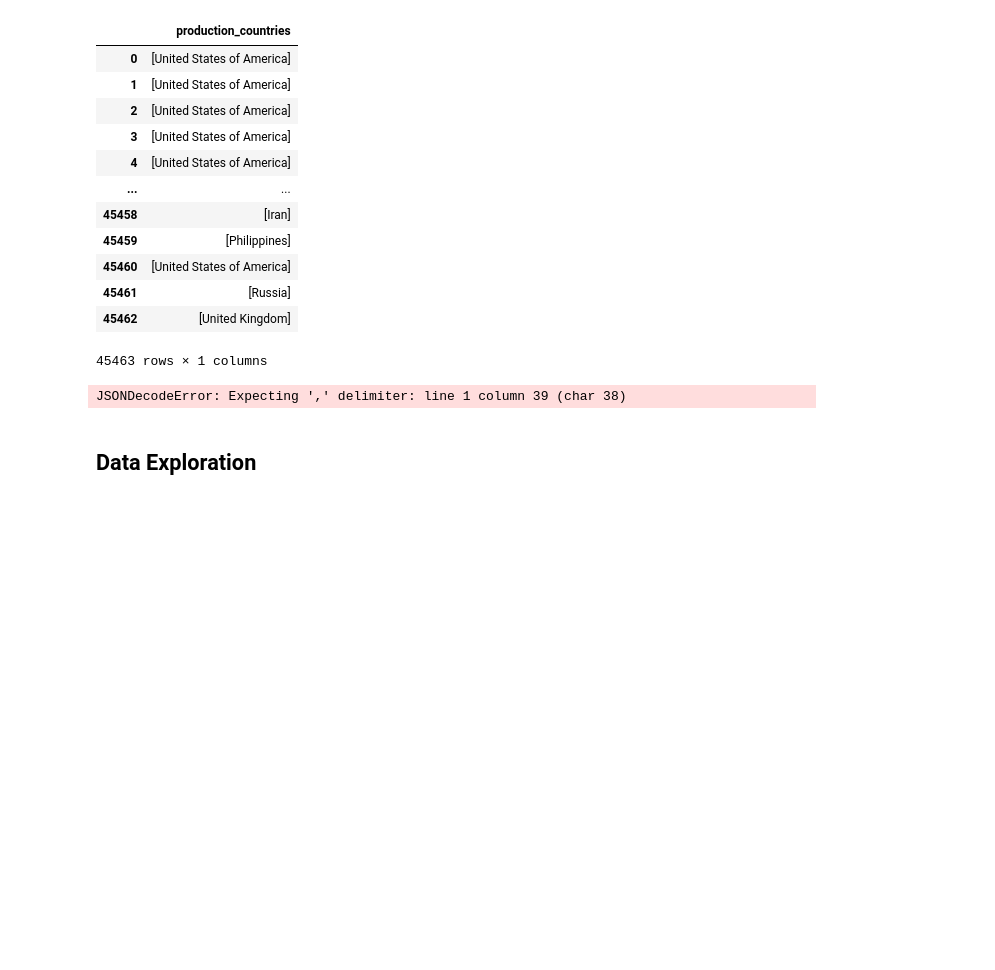
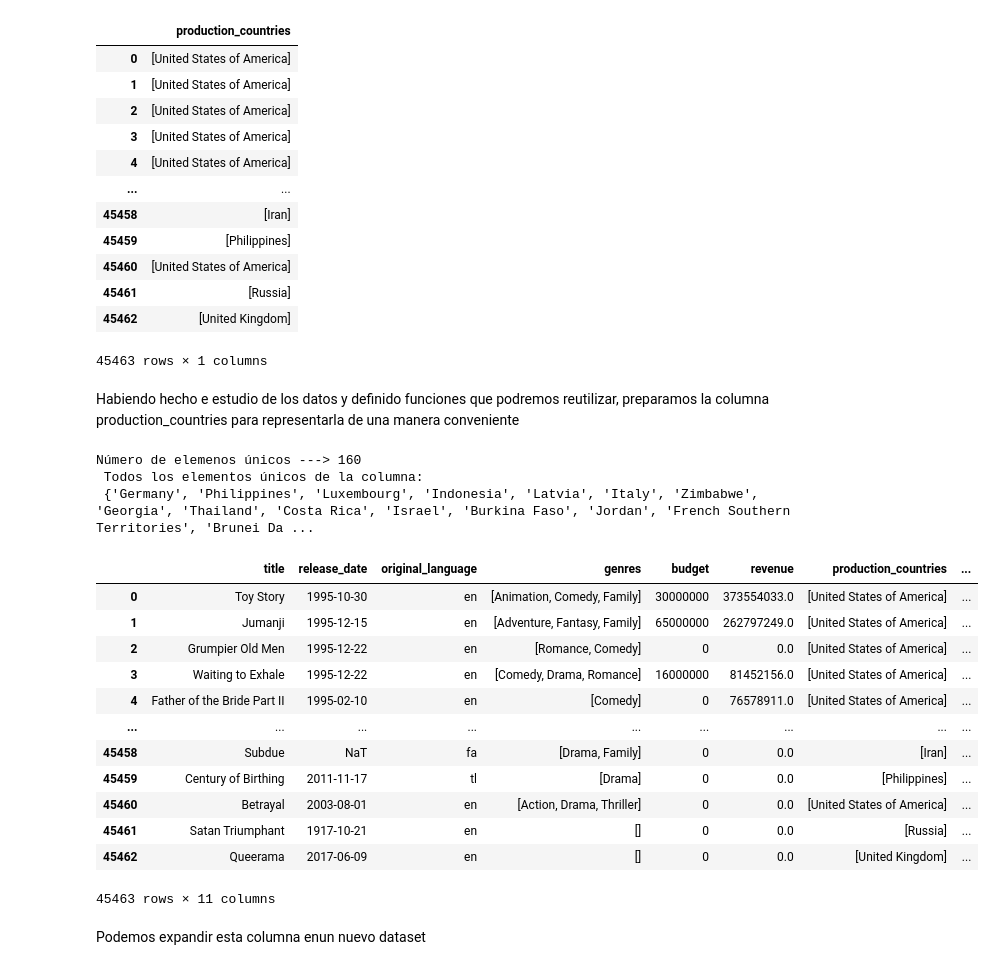
Before and after one commit to JaunIgciona/DataBootcamp_Nov2020, a Jupyter notebook: 4. Proyectos/EDA project/notebooks/data_cleaning.ipynb, the cells around one changed output. Saved outputs shown, nothing was run; the diff lists cells and outputs as text; code cells hidden in the pictures; blank space fills up the shorter version.

```diff
--- a/4. Proyectos/EDA project/notebooks/data_cleaning.ipynb
+++ b/4. Proyectos/EDA project/notebooks/data_cleaning.ipynb
@@ -355,4 +385,23 @@ def series_dict_to_series_list(serie, use_key, inplace=False):
+# %% [markdown]
+Habiendo hecho e estudio de los datos y definido funciones que podremos reutilizar, preparamos la columna production_countries para representarla de una manera conveniente
 # %%
-series_dict_to_series_list(serie=movies_df.production_countries, use_key='name')
+transit_df = series_dict_to_series_list(serie=movies_df.production_countries, use_key='name')
+movies_df.production_countries = transit_df
+movies_df
 # %% [output]
-JSONDecodeError: Expecting ',' delimiter: line 1 column 39 (char 38)
+Número de elemenos únicos ---> 160
+ Todos los elementos únicos de la columna:
+ {'Germany', 'Philippines', 'Luxembourg', 'Indonesia', 'Latvia', 'Italy', 'Zimbabwe', 'Georgia', 'Thailand', 'Costa Rica', 'Israel', 'Burkina Faso', 'Jordan', 'French Southern Territories', 'Brunei Da ...
+|  | title | release_date | original_language | genres | budget | revenue | production_countries | ... |
+| 0 | Toy Story | 1995-10-30 | en | [Animation, Comedy, Family] | 30000000 | 373554033.0 | [United States of America] | ... |
+| 1 | Jumanji | 1995-12-15 | en | [Adventure, Fantasy, Family] | 65000000 | 262797249.0 | [United States of America] | ... |
+| 2 | Grumpier Old Men | 1995-12-22 | en | [Romance, Comedy] | 0 | 0.0 | [United States of America] | ... |
+| 3 | Waiting to Exhale | 1995-12-22 | en | [Comedy, Drama, Romance] | 16000000 | 81452156.0 | [United States of America] | ... |
+| 4 | Father of the Bride Part II | 1995-02-10 | en | [Comedy] | 0 | 76578911.0 | [United States of America] | ... |
+| ... | ... | ... | ... | ... | ... | ... | ... | ... |
+| 45458 | Subdue | NaT | fa | [Drama, Family] | 0 | 0.0 | [Iran] | ... |
+| 45459 | Century of Birthing | 2011-11-17 | tl | [Drama] | 0 | 0.0 | [Philippines] | ... |
+| 45460 | Betrayal | 2003-08-01 | en | [Action, Drama, Thriller] | 0 | 0.0 | [United States of America] | ... |
+| 45461 | Satan Triumphant | 1917-10-21 | en | [] | 0 | 0.0 | [Russia] | ... |
+| 45462 | Queerama | 2017-06-09 | en | [] | 0 | 0.0 | [United Kingdom] | ... |
+45463 rows × 11 columns
@@ -376 +408,3 @@ genre_df
+# %% [markdown]
+Podemos expandir esta columna enun nuevo dataset
 # %%
@@ -381,2 +416,0 @@ genre_df_expanded = pd.DataFrame(dict([ (k,pd.Series(v)) for k,v in genres_df_di
-# %% [markdown]
-## Data Exploration
```
Also changed, not shown: parts of 27 cells of this notebook, 4 other files.
